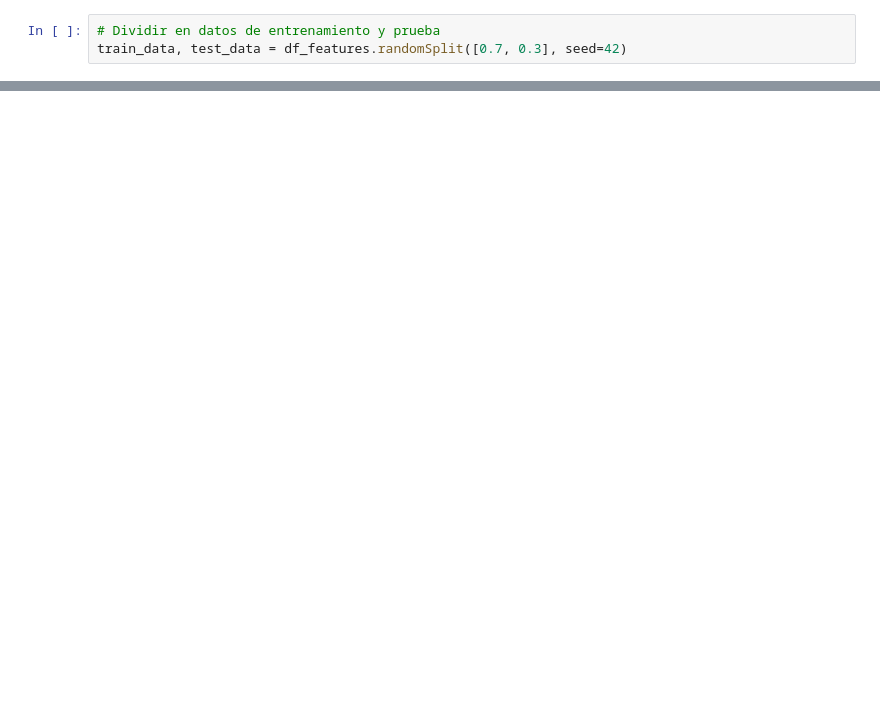
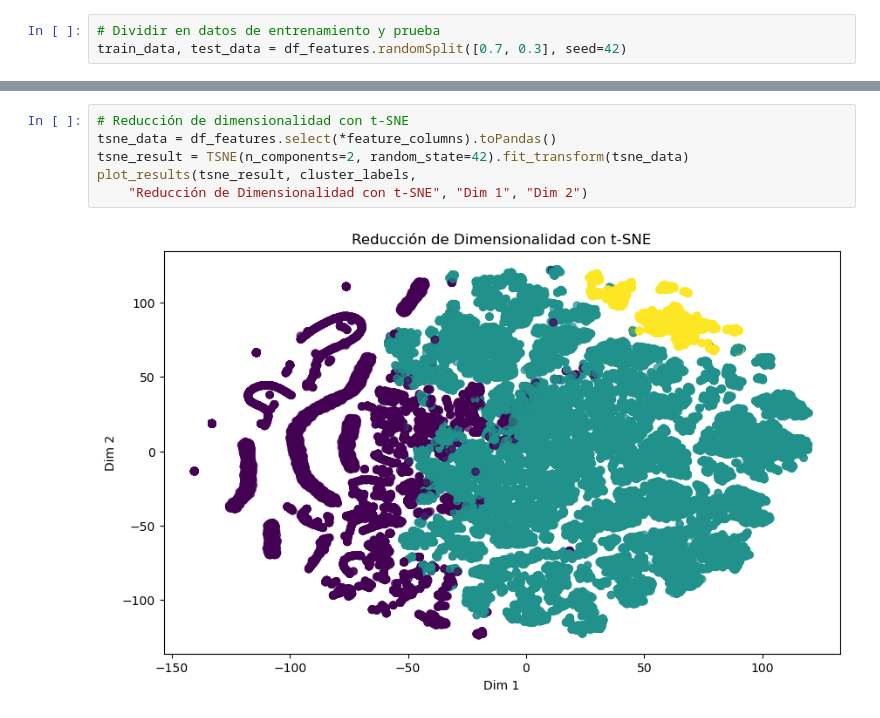
Before and after one commit to SAElizondoR/network-anomaly-detection, a Jupyter notebook: 03_ml.ipynb, the cells around one changed output, grey strips where cells are left out. Drawn from its saved outputs; the diff is of its cells as text; blank space fills up the shorter version.

```diff
--- a/03_ml.ipynb
+++ b/03_ml.ipynb
@@ -133,0 +208,8 @@ Centroides de Bisecting K-Means:
+# %%
+# Reducción de dimensionalidad con t-SNE
+tsne_data = df_features.select(*feature_columns).toPandas()
+tsne_result = TSNE(n_components=2, random_state=42).fit_transform(tsne_data)
+plot_results(tsne_result, cluster_labels,
+    "Reducción de Dimensionalidad con t-SNE", "Dim 1", "Dim 2")
+# %% [output]
+[figure, added]
```
Also changed, not shown: parts of 18 cells of this notebook, 1 other file.
